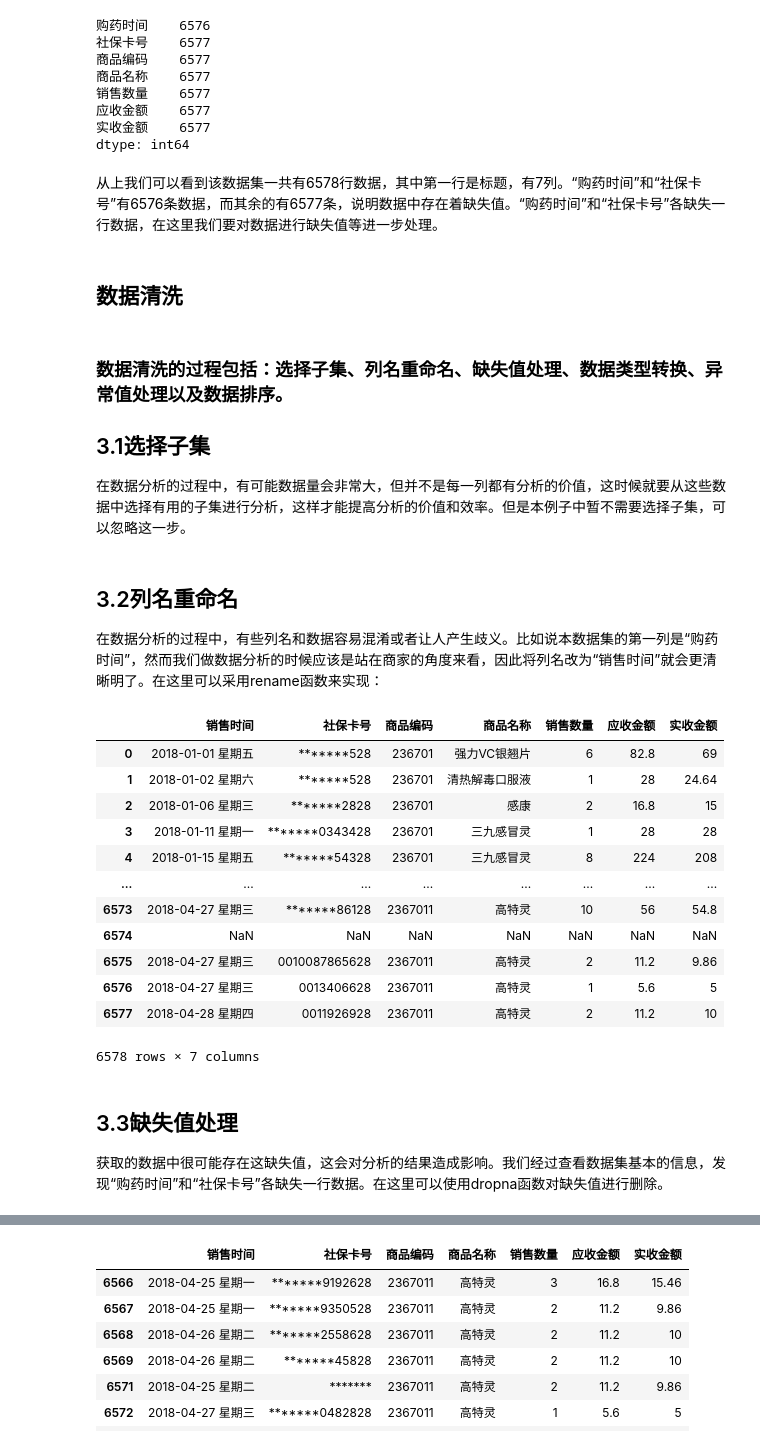
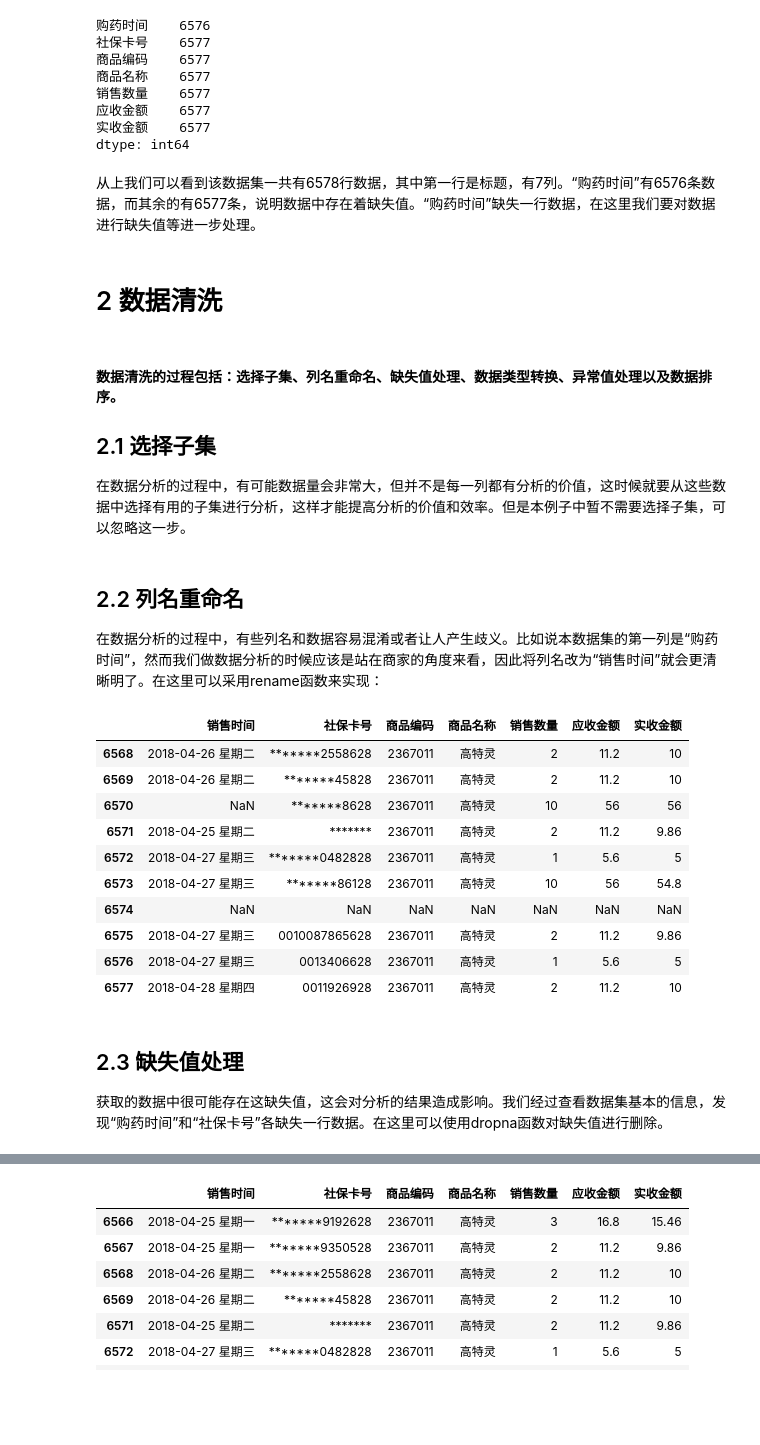
Before and after one commit to xiaoyu421-G/BDAP, a Jupyter notebook: 药品销售数据分析.ipynb, the cells around one changed output, grey strips where cells are left out. Saved outputs shown, nothing was run; the diff lists cells and outputs as text; code cells hidden in the pictures; blank space fills up the shorter version.

```diff
--- a/药品销售数据分析.ipynb
+++ b/药品销售数据分析.ipynb
@@ -101,38 +66,36 @@ data.count()
 实收金额    6577
 dtype: int64
 # %% [markdown]
-从上我们可以看到该数据集一共有6578行数据，其中第一行是标题，有7列。“购药时间”和“社保卡号”有6576条数据，而其余的有6577条，说明数据中存在着缺失值。“购药时间”和“社保卡号”各缺失一行数据，在这里我们要对数据进行缺失值等进一步处理。
+从上我们可以看到该数据集一共有6578行数据，其中第一行是标题，有7列。“购药时间”有6576条数据，而其余的有6577条，说明数据中存在着缺失值。“购药时间”缺失一行数据，在这里我们要对数据进行缺失值等进一步处理。
 # %% [markdown]
-## 数据清洗
+#  2 数据清洗
 # %% [markdown]
-###  数据清洗的过程包括：选择子集、列名重命名、缺失值处理、数据类型转换、异常值处理以及数据排序。
-## 3.1选择子集
+####  数据清洗的过程包括：选择子集、列名重命名、缺失值处理、数据类型转换、异常值处理以及数据排序。
+## 2.1 选择子集
 在数据分析的过程中，有可能数据量会非常大，但并不是每一列都有分析的价值，这时候就要从这些数据中选择有用的子集进行分析，这样才能提高分析的价值和效率。但是本例子中暂不需要选择子集，可以忽略这一步。
 # %% [markdown]
-## 3.2列名重命名
+## 2.2 列名重命名
 在数据分析的过程中，有些列名和数据容易混淆或者让人产生歧义。比如说本数据集的第一列是“购药时间”，然而我们做数据分析的时候应该是站在商家的角度来看，因此将列名改为“销售时间”就会更清晰明了。在这里可以采用rename函数来实现：
 # %%
 # 数据列重新命名
 data.rename(columns={'购药时间':'销售时间'},inplace=True)
 # inplace参数设置为“True”表示不创建新的对象，直接对原始对象进行修改，替换原数据
 # inplace参数设置为“False”表示对数据进行修改，创建并返回新的对象承载修改结果
-data
+data.tail(10)
 # %% [output]
 |  | 销售时间 | 社保卡号 | 商品编码 | 商品名称 | 销售数量 | 应收金额 | 实收金额 |
-| 0 | 2018-01-01 星期五 | *******528 | 236701 | 强力VC银翘片 | 6 | 82.8 | 69 |
-| 1 | 2018-01-02 星期六 | *******528 | 236701 | 清热解毒口服液 | 1 | 28 | 24.64 |
-| 2 | 2018-01-06 星期三 | *******2828 | 236701 | 感康 | 2 | 16.8 | 15 |
-| 3 | 2018-01-11 星期一 | *******0343428 | 236701 | 三九感冒灵 | 1 | 28 | 28 |
-| 4 | 2018-01-15 星期五 | *******54328 | 236701 | 三九感冒灵 | 8 | 224 | 208 |
-| ... | ... | ... | ... | ... | ... | ... | ... |
+| 6568 | 2018-04-26 星期二 | *******2558628 | 2367011 | 高特灵 | 2 | 11.2 | 10 |
+| 6569 | 2018-04-26 星期二 | *******45828 | 2367011 | 高特灵 | 2 | 11.2 | 10 |
+| 6570 | NaN | *******8628 | 2367011 | 高特灵 | 10 | 56 | 56 |
+| 6571 | 2018-04-25 星期二 | ******* | 2367011 | 高特灵 | 2 | 11.2 | 9.86 |
+| 6572 | 2018-04-27 星期三 | *******0482828 | 2367011 | 高特灵 | 1 | 5.6 | 5 |
 | 6573 | 2018-04-27 星期三 | *******86128 | 2367011 | 高特灵 | 10 | 56 | 54.8 |
 | 6574 | NaN | NaN | NaN | NaN | NaN | NaN | NaN |
 | 6575 | 2018-04-27 星期三 | 0010087865628 | 2367011 | 高特灵 | 2 | 11.2 | 9.86 |
 | 6576 | 2018-04-27 星期三 | 0013406628 | 2367011 | 高特灵 | 1 | 5.6 | 5 |
 | 6577 | 2018-04-28 星期四 | 0011926928 | 2367011 | 高特灵 | 2 | 11.2 | 10 |
-6578 rows × 7 columns
 # %% [markdown]
-## 3.3缺失值处理
+## 2.3 缺失值处理
 获取的数据中很可能存在这缺失值，这会对分析的结果造成影响。我们经过查看数据集基本的信息，发现“购药时间”和“社保卡号”各缺失一行数据。在这里可以使用dropna函数对缺失值进行删除。
 # %%
 # 处理缺失值
```
Also changed, not shown: parts of 41 cells of this notebook.
